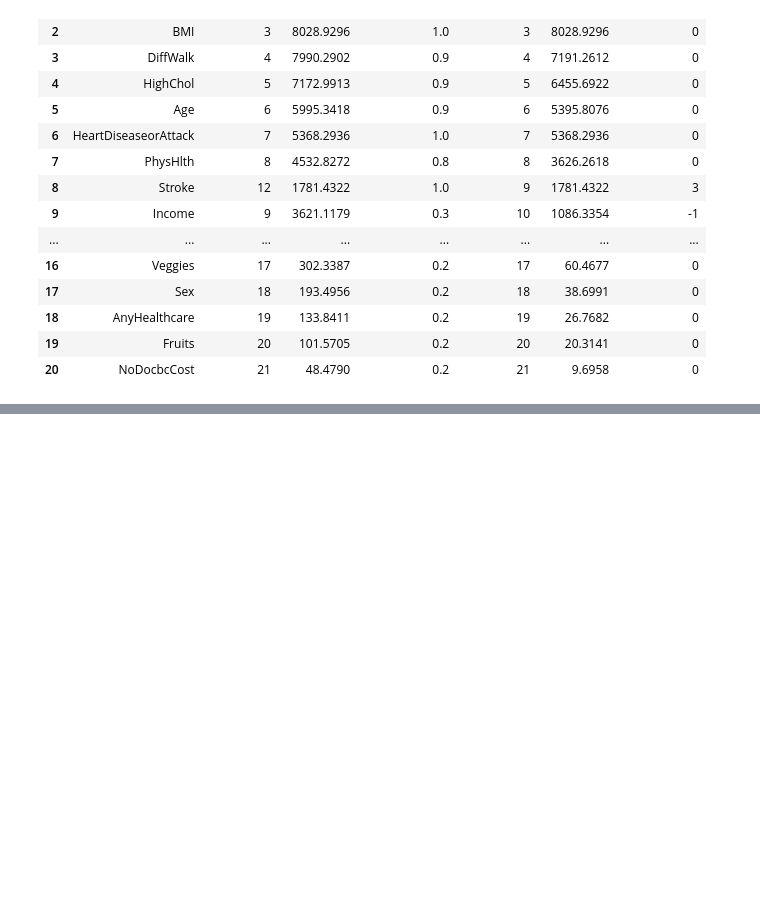
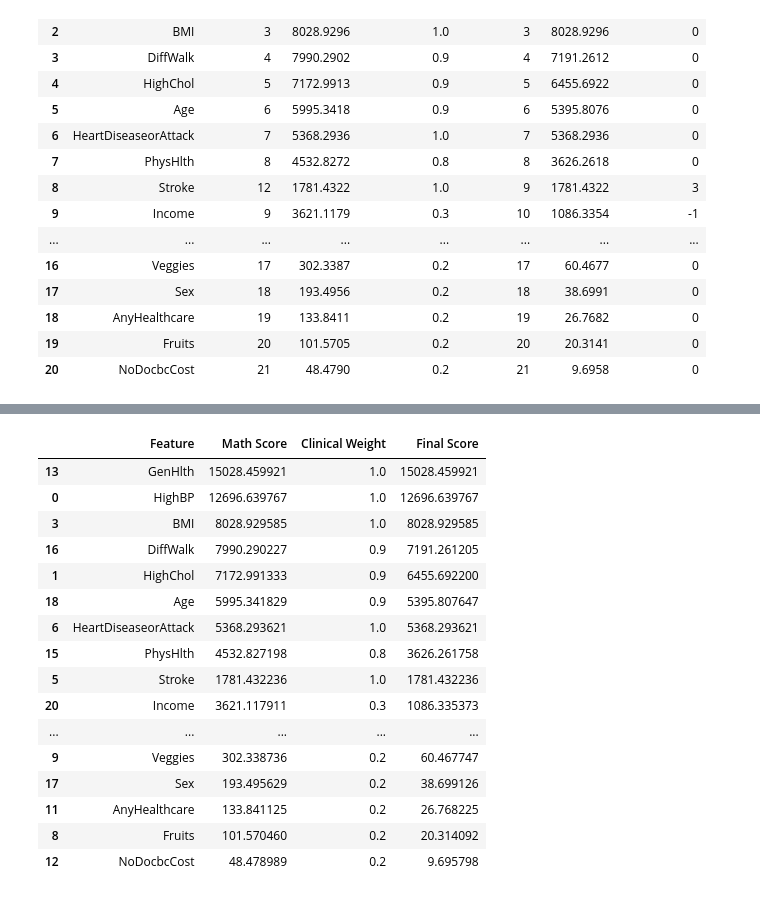
Before and after one commit to anandha-3679/msc_research, a Jupyter notebook: notebooks/anandha/Diabetes/diabetes_doda.ipynb, the cells around one changed output, grey strips where cells are left out. Saved outputs shown, nothing was run; the diff lists cells and outputs as text; code cells hidden in the pictures; blank space fills up the shorter version.

```diff
--- a/notebooks/anandha/Diabetes/diabetes_doda.ipynb
+++ b/notebooks/anandha/Diabetes/diabetes_doda.ipynb
@@ -1100,0 +1092,50 @@ display(
+# %%
+k = 20
+
+selector = doda_results[k]["selector"]
+
+math_scores = pd.DataFrame(
+    selector.get_math_scores().items(),
+    columns=["Feature", "Math Score"]
+)
+
+clinical_weights = pd.DataFrame(
+    selector.get_clinical_weights().items(),
+    columns=["Feature", "Clinical Weight"]
+)
+
+final_scores = pd.DataFrame(
+    selector.get_final_scores().items(),
+    columns=["Feature", "Final Score"]
+)
+
+doda_analysis = (
+    math_scores
+    .merge(clinical_weights, on="Feature")
+    .merge(final_scores, on="Feature")
+)
+
+doda_analysis = doda_analysis.sort_values(
+    "Final Score",
+    ascending=False
+)
+
+display(doda_analysis)
+# %% [output]
+|  | Feature | Math Score | Clinical Weight | Final Score |
+| 13 | GenHlth | 15028.459921 | 1.0 | 15028.459921 |
+| 0 | HighBP | 12696.639767 | 1.0 | 12696.639767 |
+| 3 | BMI | 8028.929585 | 1.0 | 8028.929585 |
+| 16 | DiffWalk | 7990.290227 | 0.9 | 7191.261205 |
+| 1 | HighChol | 7172.991333 | 0.9 | 6455.692200 |
+| 18 | Age | 5995.341829 | 0.9 | 5395.807647 |
+| 6 | HeartDiseaseorAttack | 5368.293621 | 1.0 | 5368.293621 |
+| 15 | PhysHlth | 4532.827198 | 0.8 | 3626.261758 |
+| 5 | Stroke | 1781.432236 | 1.0 | 1781.432236 |
+| 20 | Income | 3621.117911 | 0.3 | 1086.335373 |
+| ... | ... | ... | ... | ... |
+| 9 | Veggies | 302.338736 | 0.2 | 60.467747 |
+| 17 | Sex | 193.495629 | 0.2 | 38.699126 |
+| 11 | AnyHealthcare | 133.841125 | 0.2 | 26.768225 |
+| 8 | Fruits | 101.570460 | 0.2 | 20.314092 |
+| 12 | NoDocbcCost | 48.478989 | 0.2 | 9.695798 |
```
Also changed, not shown: parts of 19 cells of this notebook, 1 other file.
